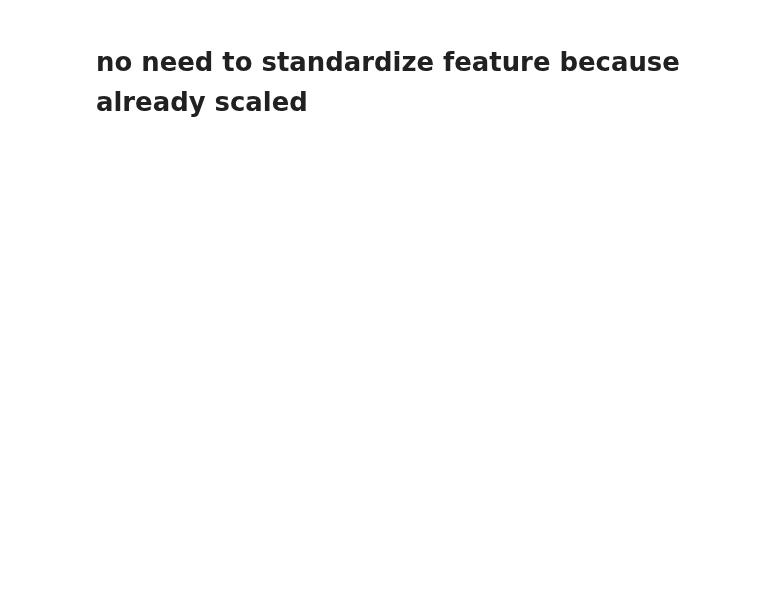
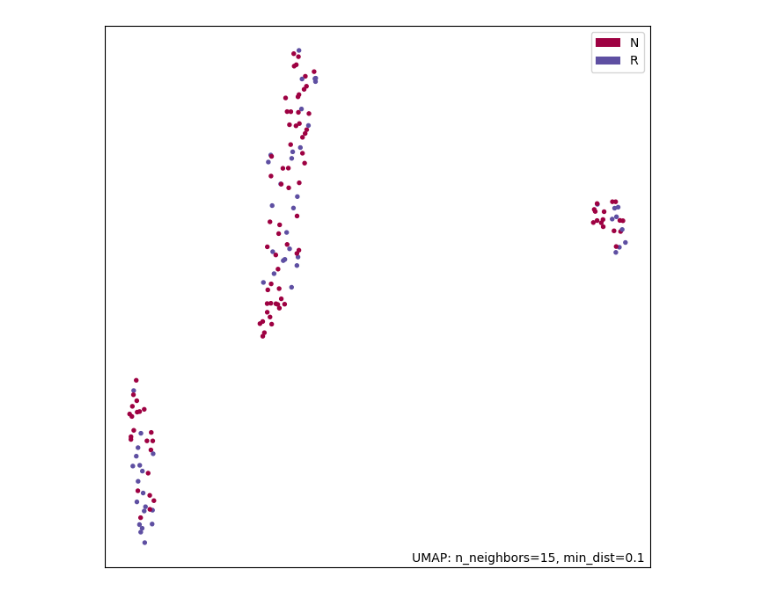
Before and after one commit to evzhng/LMP1210_2024, a Jupyter notebook: scripts/baseline_logreg.ipynb, the cells around one changed output. Drawn from its saved outputs; the diff is of its cells as text; code cells hidden in the pictures; blank space fills up the shorter version.

Commit message:
baseline UMAP and LR

```diff
--- a/scripts/baseline_logreg.ipynb
+++ b/scripts/baseline_logreg.ipynb
@@ -17,5 +16,3 @@ X_train, X_test, y_train, y_test = train_test_split(data, y, test_size = 0.2, ra
-# %% [markdown]
-# no need to standardize feature because already scaled
 # %%
 UMAP= umap.UMAP()
 umap_red= UMAP.fit_transform(data)
@@ -23,6 +20,11 @@ umap_red= UMAP.fit_transform(data)
 labels = y['Response'].values
 label_encoder = LabelEncoder()
 labels_encoded = label_encoder.fit_transform(labels)
+# %%
+umap.plot.points(UMAP, labels = labels)
+umap.plot.plt.show()
+# %% [output]
+[figure, added]
 # %%
 scatter = plt.scatter(umap_red[:, 0], umap_red[:, 1], c=labels_encoded, cmap='viridis', s=5)
 plt.legend(handles=scatter.legend_elements()[0], labels=['Label 0', 'Label 1'], title='Labels')
```
Also changed, not shown: parts of 9 cells of this notebook.
